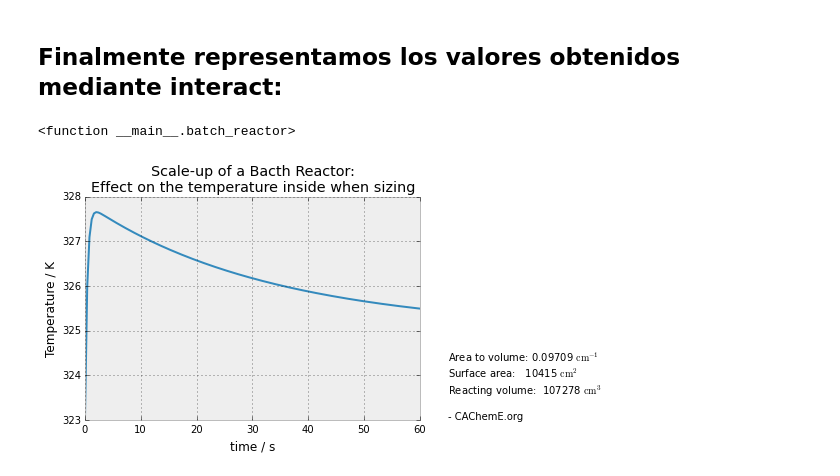
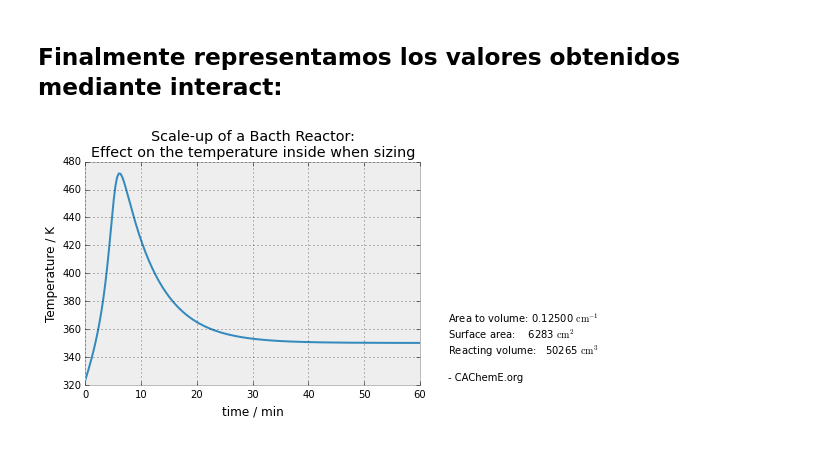
Before and after one commit to CAChemE/learn, a Jupyter notebook: Scale-Up/Batch-Reactor.ipynb, the cells around one changed output. Cells and saved outputs as stored; diff of their text form; code cells hidden in the pictures.

```diff
--- a/Scale-Up/Batch-Reactor.ipynb
+++ b/Scale-Up/Batch-Reactor.ipynb
@@ -56,19 +56,19 @@ class reactor:
         self.h = h # [m]
 
         self.T0 = 323. # [K] Tª inicial
-        self.k0 = 100. # [min^-1]
-        self.E = 11000. # [J/mol]
-        self.R = 8.31 # [J·mol^-1·K^-1]
-        self.na0 = 100. # [mol] inicial
-        self.DH = -10000. # [J·mol^-1]
+        self.k0 = 3e3 # [min^-1]
+        self.E = 30000. # [J/mol]
+        self.R = 8.314 # [J·mol^-1·K^-1]
+        self.Ca0 = 0.015 # [mol] inicial
+        self.DH = -25000. # [J·mol^-1]
 
         if adiabatico == True:
             self.U = 0 # [J·(cm·K·min)^-1]
         else:
-            self.U = 60. # [J·(cm·K·min)^-1]
+            self.U = 2.4 # [J·(cm·K·min)^-1]
 
         self.Ta = Ta # Cooling temperature [K]
-        self.Cp = 41.8 # [J·mol^-1·K^-1]
+        self.Cp = 125 # [J·mol^-1·K^-1]
 
     # La altura del reactor = al diametro interno
     # Volumen y área de reacción se pueden simplificar:
@@ -99,7 +99,7 @@ class reactor:
     def dTdt(self, T, na):
         a = self.DH*self.reac_veloc(T,na)*self.volumen()
         b = self.U*self.area()*(self.Ta-T)
-        c = self.na0*self.Cp
+        c = self.Ca0*self.volumen()*self.Cp
         return (a+b)/c
 
     # Balance de matería
@@ -127,21 +127,21 @@ def batch_reactor(height, T_cooling, adiabatic):
     reac = reactor(height,T_cooling, adiabatic)
 
     # Vector con espacio temporal a simular
-    t = np.linspace(0,1,150)
+    t = np.linspace(0,60,200)
 
     # Condiciones inciales
-    y0 = [reac.T0, reac.na0]
+    y0 = [reac.T0, reac.Ca0*reac.volumen()]
 
     # Integración
     y_t = odeint(reac.ode, y0, t)
 
 
     # Representación de resultados
-    t_s = t*60 # [min to s]
+    t_s = t # [min]
 
     plt.plot(t_s,y_t[:,0])
     plt.ylabel('Temperature / K')
-    plt.xlabel('time / s')
+    plt.xlabel('time / min')
 
     plt.title('Scale-up of a Bacth Reactor: \n'+
               'Effect on the temperature inside when sizing')
@@ -177,9 +177,8 @@ def batch_reactor(height, T_cooling, adiabatic):
 ## Finalmente representamos los valores obtenidos mediante interact:
 # %%
 interact(batch_reactor,
-         height = (0.5, 103, 0.5),
+         height = (10, 200, 0.5),
          T_cooling = (300, 350, 0.5),
          adiabatic = False)
 # %% [output]
-<function __main__.batch_reactor>
-[figure, old version]
+[figure, new version]
```
